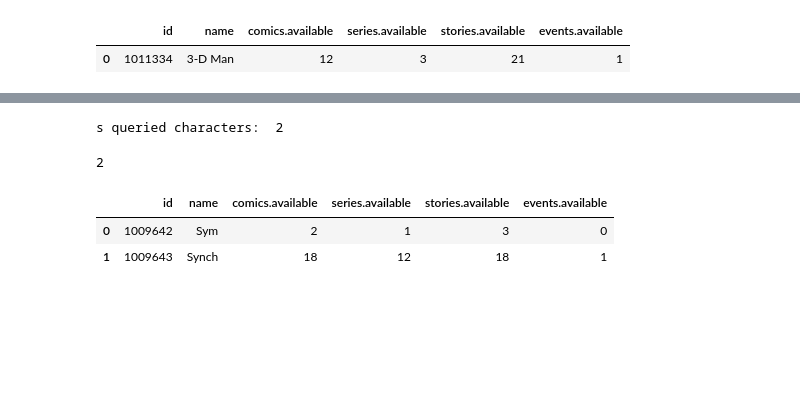
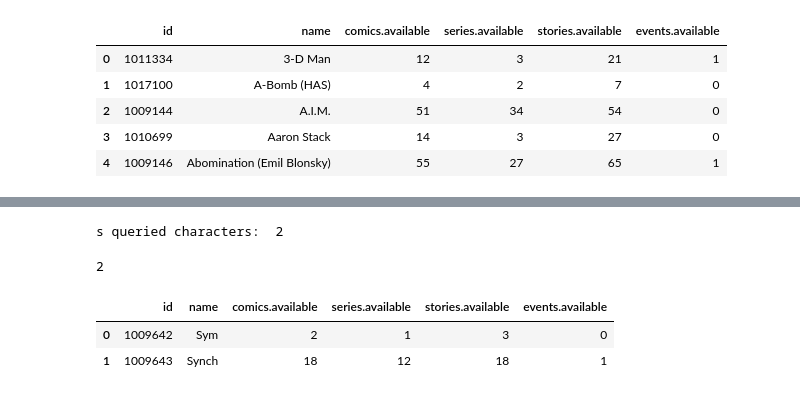
Before and after one commit to hari1603/HARI_MarvelAPI, a Jupyter notebook: Marvel API.ipynb, the cells around one changed output, grey strips where cells are left out. Cells and saved outputs as stored; diff of their text form; code cells hidden in the pictures; blank space fills up the shorter version.

```diff
--- a/Marvel API.ipynb
+++ b/Marvel API.ipynb
@@ -66,7 +66,7 @@ df_ = pd.DataFrame()
 offset=0
 c=0
 while (c==0 and offset==0) or c==100:
-    df_s, c = API_call(api_key, hash_gen(), '3', offset)
+    df_s, c = API_call(api_key, hash_gen(), '%', offset)
     df_ = pd.concat([df_, df_s])
     offset=offset+100
 # %% [output]
@@ -74,5 +89,10 @@ while (c==0 and offset==0) or c==100:
 # %%
-df_
+df = df_
+df.head()
 # %% [output]
 |  | id | name | comics.available | series.available | stories.available | events.available |
 | 0 | 1011334 | 3-D Man | 12 | 3 | 21 | 1 |
+| 1 | 1017100 | A-Bomb (HAS) | 4 | 2 | 7 | 0 |
+| 2 | 1009144 | A.I.M. | 51 | 34 | 54 | 0 |
+| 3 | 1010699 | Aaron Stack | 14 | 3 | 27 | 0 |
+| 4 | 1009146 | Abomination (Emil Blonsky) | 55 | 27 | 65 | 1 |
```
Also changed, not shown: parts of 4 cells of this notebook, 1 other file.
